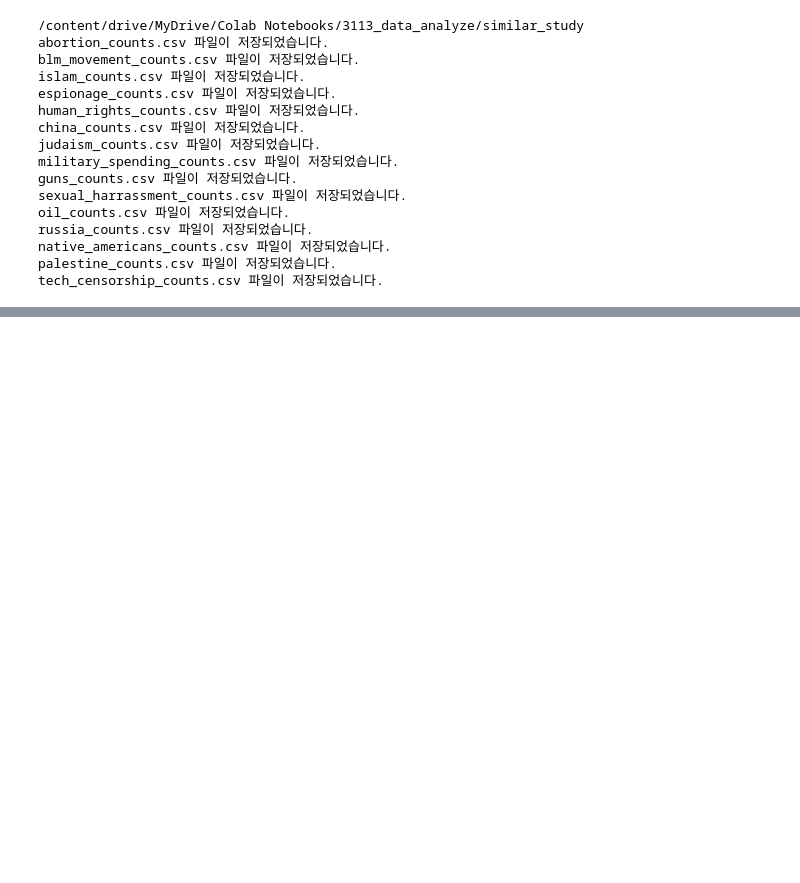
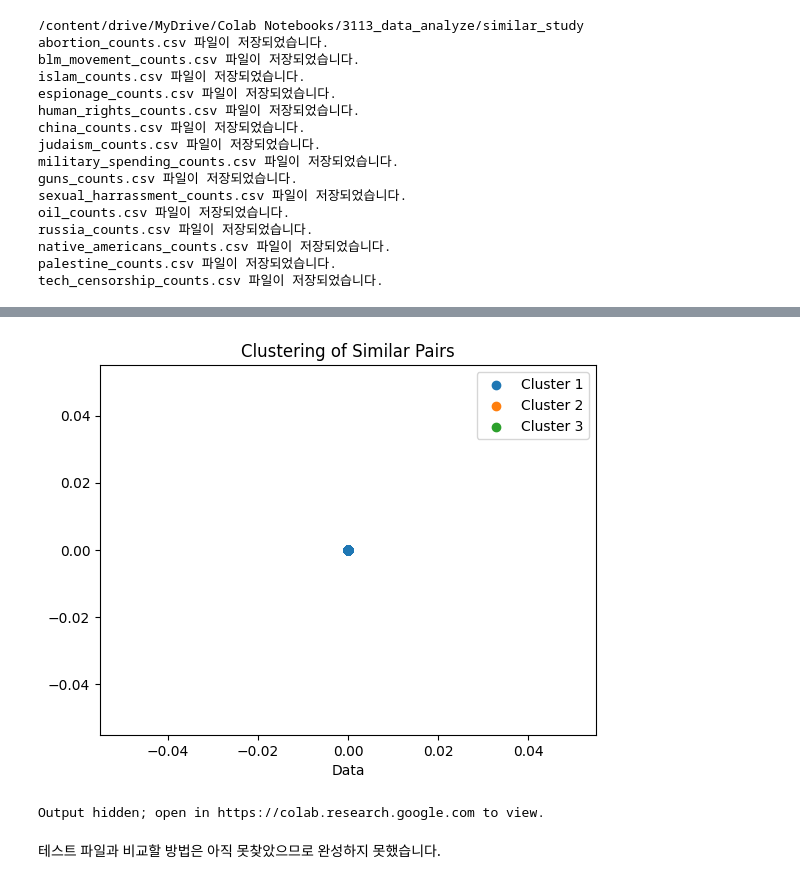
Before and after one commit to fhfhfhfhgpdl/media_bias, a Jupyter notebook: Media_bias_analyze.ipynb, the cells around one changed output, grey strips where cells are left out. Cells and saved outputs as stored; diff of their text form; code cells hidden in the pictures; blank space fills up the shorter version.

```diff
--- a/Media_bias_analyze.ipynb
+++ b/Media_bias_analyze.ipynb
@@ -374,3 +478,75 @@ tech_censorship_counts.csv 파일이 저장되었습니다.
+# %%
+from sklearn.cluster import KMeans
+from sklearn.preprocessing import LabelEncoder
+
+# 군집화를 위한 데이터 준비
+data = []
+label_encoder = LabelEncoder()
+for pair in final_similar_pairs:
+    for item in pair[1]:
+        data.append([label_encoder.fit_transform([item])[0]])
+data = np.array(data)
+
+# K-means 알고리즘을 사용하여 군집화
+n_clusters = 3  # 군집 수
+kmeans = KMeans(n_clusters=n_clusters)
+labels = kmeans.fit_predict(data)
+
+# 시각화
+plt.figure()
+for i in range(n_clusters):
+    cluster_data = data[labels == i]
+    plt.scatter(cluster_data[:, 0], np.zeros_like(cluster_data), label=f'Cluster {i+1}')
+plt.xlabel('Data')
+plt.title('Clustering of Similar Pairs')
+plt.legend()
+plt.show()
+# %% [output]
+[figure, added]
+# %%
+import matplotlib.colors as mcolors
+
+# 유사도에 따른 색상 맵 생성
+cmap = mcolors.LinearSegmentedColormap.from_list('custom', ['white', 'mistyrose', 'lightcoral', 'red', 'darkred'])
+
+# 모든 언론사를 가져오기
+all_press = set()
+for k in range(len(study_file)-1):
+    mean_df = globals()['distance{}'.format(k)]
+    all_press.update(mean_df.index)
+    all_press.update(mean_df.columns)
+all_press = sorted(list(all_press))
+
+# 시각화
+for index, similar_indices in final_similar_pairs:
+    # 인덱스를 포함한 모든 행과 열 리스트 생성
+    all_indices = all_press + [index]
+    table = np.zeros((len(all_indices), len(all_indices)))
+
+    for i, row_index in enumerate(all_indices):
+        for j, col_index in enumerate(all_indices):
+            if row_index == col_index:
+                table[i, j] = 100  # 자기 자신과의 유사도는 100으로 설정
+            else:
+                # 유사도 데이터프레임에서 값을 가져옴
+                for k in range(len(study_file)-1):
+                    compare_df = globals()['distance{}'.format(k)]
+                    if row_index in compare_df.index and col_index in compare_df.columns:
+                        table[i, j] = compare_df.loc[row_index, col_index]
+                        break
+
+    # 시각화
+    plt.figure()
+    plt.imshow(table, cmap=cmap, interpolation='nearest', vmin=0, vmax=100)
+    plt.xticks(range(len(all_indices)), all_indices, rotation='vertical')
+    plt.yticks(range(len(all_indices)), all_indices)
+    plt.colorbar()
+    plt.title(f'Similarity Pair for {index}')
+    plt.show()
+# %% [output]
+Output hidden; open in https://colab.research.google.com to view.
+# %% [markdown]
+테스트 파일과 비교할 방법은 아직 못찾았으므로 완성하지 못했습니다.
 # %%
 #단어 리스트
 for i in range(0, len(test_file)-1):
```
Also changed, not shown: parts of 8 cells of this notebook, 41 other files.
